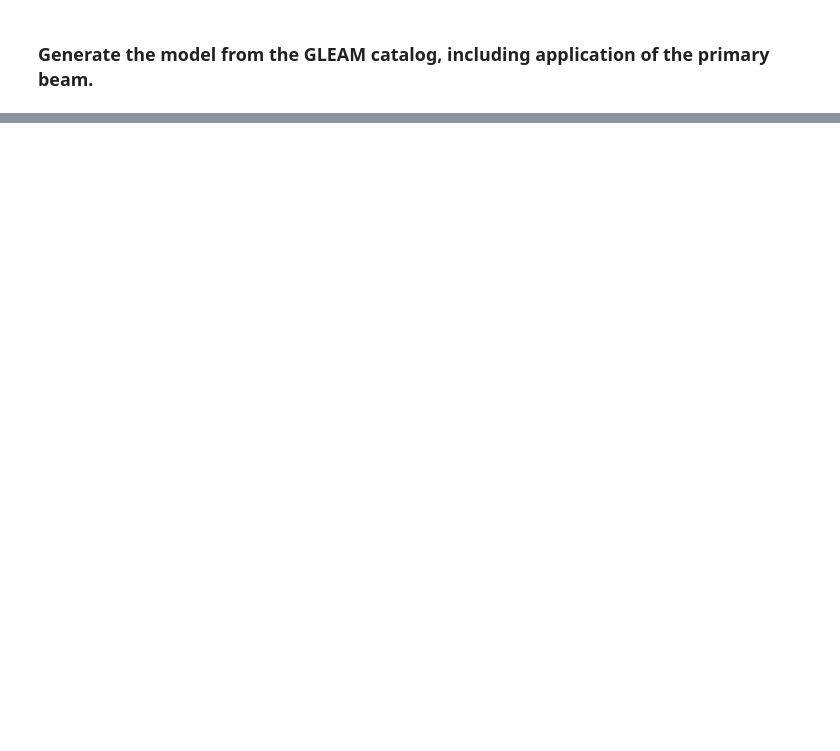
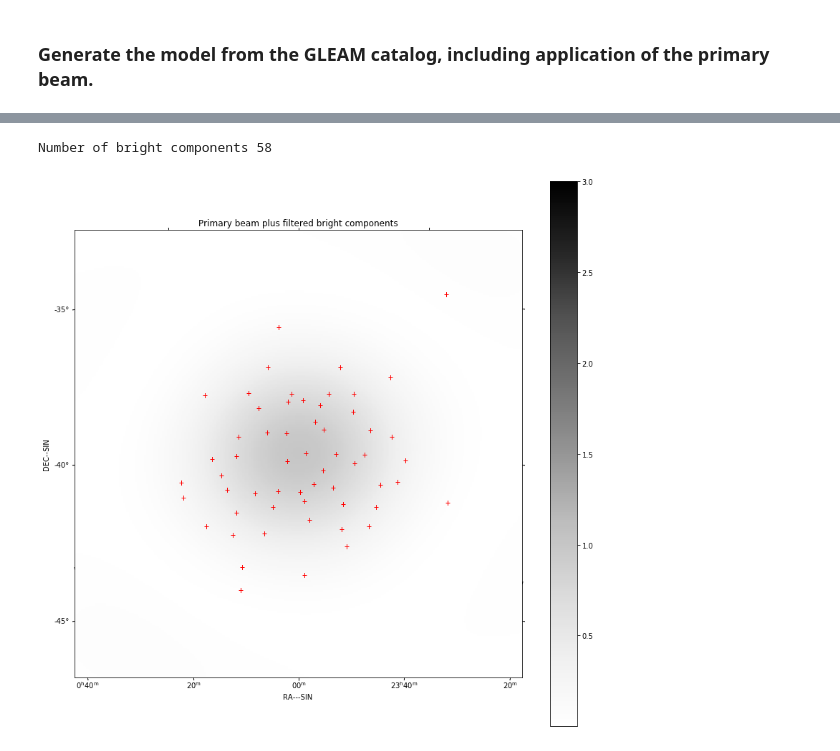
Before and after one commit to timcornwell/low-sims, a Jupyter notebook: low-sims-cluster.ipynb, the cells around one changed output, grey strips where cells are left out. Drawn from its saved outputs; the diff is of its cells as text; code cells hidden in the pictures; blank space fills up the shorter version.

```diff
--- a/low-sims-cluster.ipynb
+++ b/low-sims-cluster.ipynb
@@ -167,3 +144,16 @@ Number of bright components 19
+# %%
+idx, filtered_bright_components = remove_neighbouring_components(bright_components, 0.01)
+show_image(
+    beam,
+    components=filtered_bright_components,
+    cm='Greys',
+    title='Primary beam plus filtered bright components',
+    vmax=3.0)
+
+lprint("Number of bright components %d" % len(filtered_bright_components))
+# %% [output]
+Number of bright components 58
+[figure, added]
 # %%
 show_image(
     beam,
```
Also changed, not shown: parts of 14 cells of this notebook, 24 other files.
